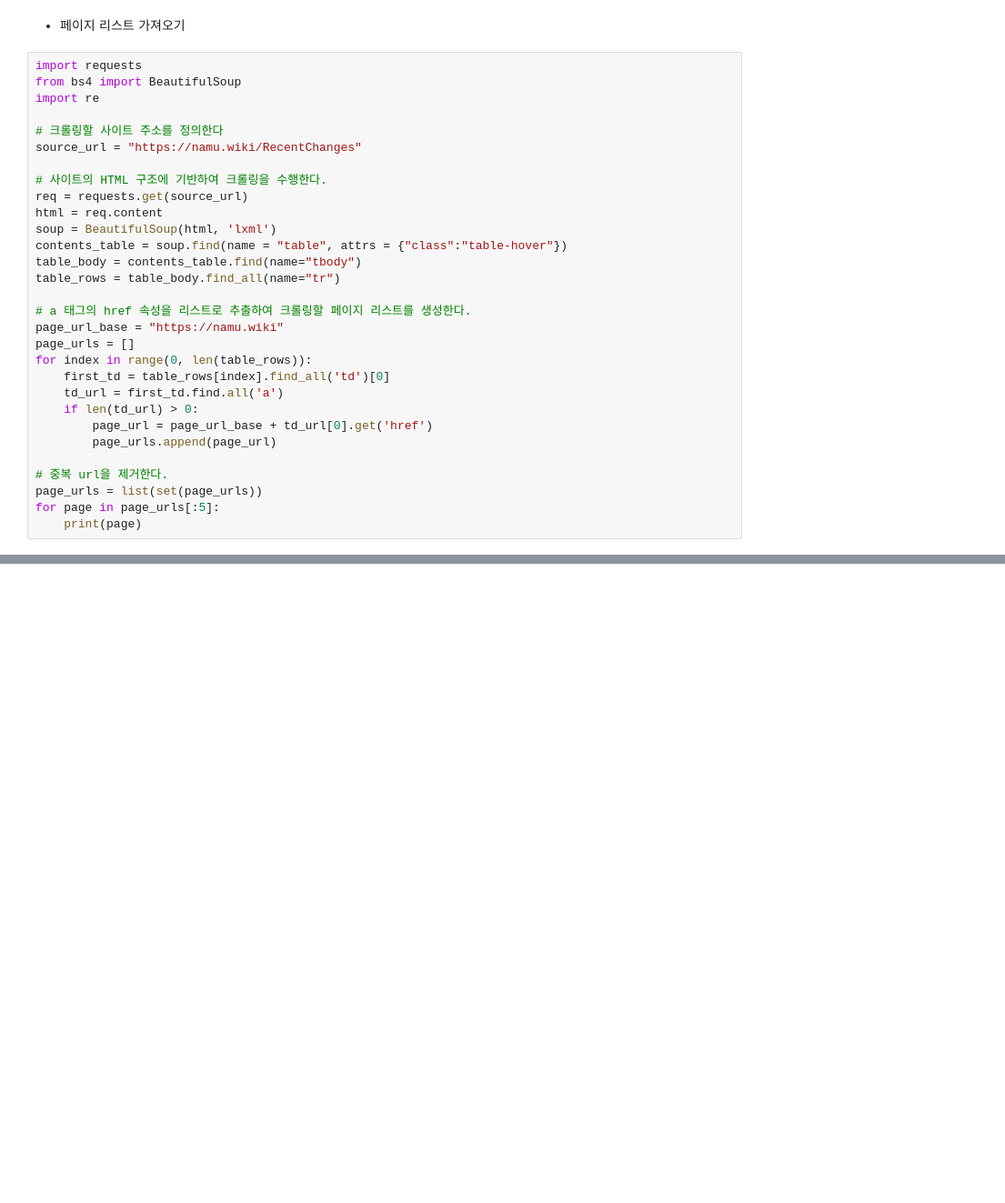
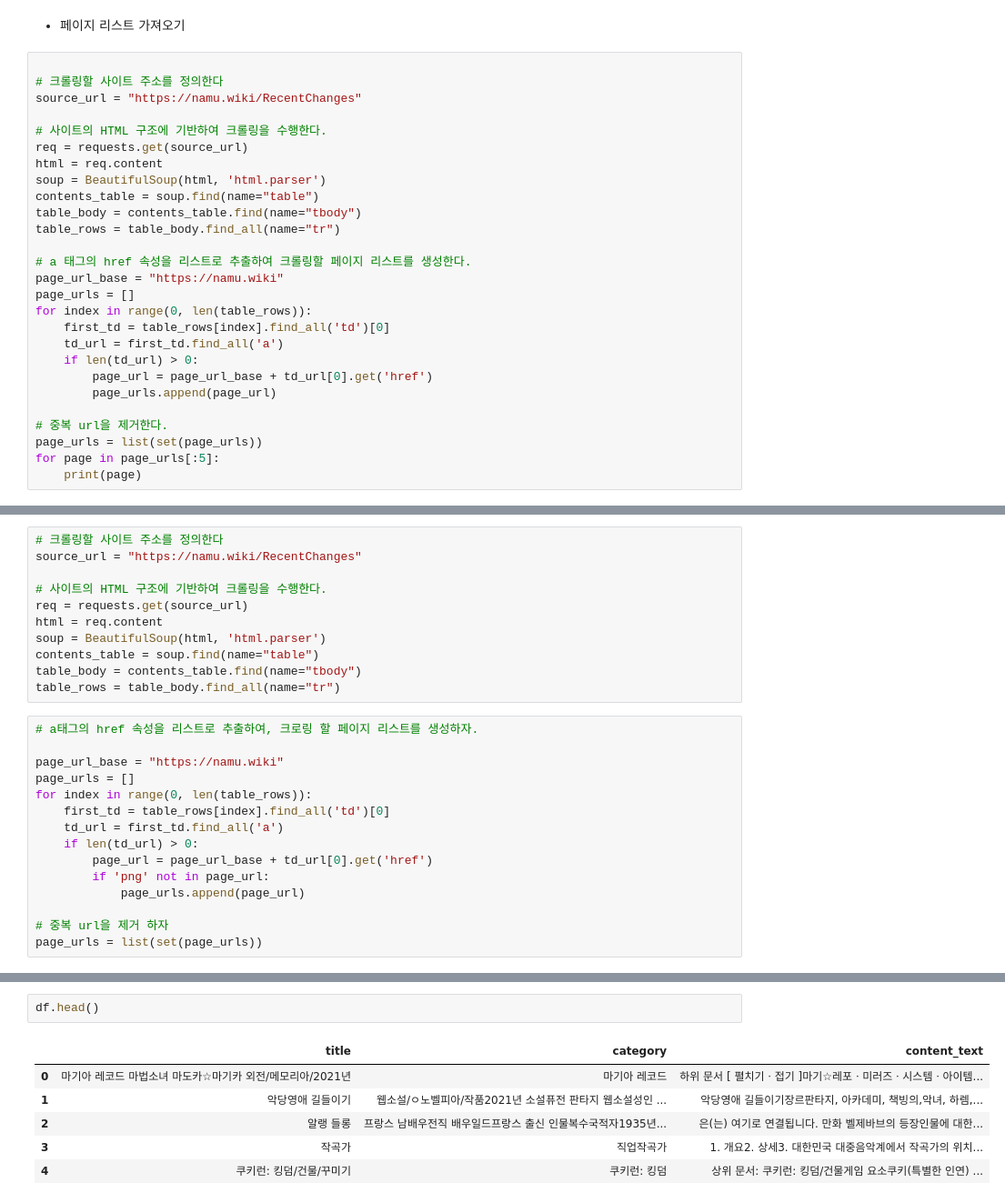
Before and after one commit to goldang01/python_data_analysis_study, a Jupyter notebook: Chapter 2.1.ipynb, the cells around one changed output, grey strips where cells are left out. Shown at 91% size. Saved outputs shown, nothing was run; the diff lists cells and outputs as text; blank space fills up the shorter version.

```diff
--- a/Chapter 2.1.ipynb
+++ b/Chapter 2.1.ipynb
@@ -57,9 +46,6 @@ warnings.filterwarnings("ignore")
 # %% [markdown]
 - 페이지 리스트 가져오기
 # %%
-import requests
-from bs4 import BeautifulSoup
-import re
 
 # 크롤링할 사이트 주소를 정의한다
 source_url = "https://namu.wiki/RecentChanges"
@@ -67,8 +53,8 @@ source_url = "https://namu.wiki/RecentChanges"
 # 사이트의 HTML 구조에 기반하여 크롤링을 수행한다.
 req = requests.get(source_url)
 html = req.content
-soup = BeautifulSoup(html, 'lxml')
-contents_table = soup.find(name = "table", attrs = {"class":"table-hover"})
+soup = BeautifulSoup(html, 'html.parser')
+contents_table = soup.find(name="table")
 table_body = contents_table.find(name="tbody")
 table_rows = table_body.find_all(name="tr")
 
@@ -77,7 +63,7 @@ page_url_base = "https://namu.wiki"
 page_urls = []
 for index in range(0, len(table_rows)):
     first_td = table_rows[index].find_all('td')[0]
-    td_url = first_td.find.all('a')
+    td_url = first_td.find_all('a')
     if len(td_url) > 0:
         page_url = page_url_base + td_url[0].get('href')
         page_urls.append(page_url)
@@ -107,0 +140,26 @@ AttributeError: 'NoneType' object has no attribute 'find'
+# %%
+# 크롤링할 사이트 주소를 정의한다
+source_url = "https://namu.wiki/RecentChanges"
+
+# 사이트의 HTML 구조에 기반하여 크롤링을 수행한다.
+req = requests.get(source_url)
+html = req.content
+soup = BeautifulSoup(html, 'html.parser')
+contents_table = soup.find(name="table")
+table_body = contents_table.find(name="tbody")
+table_rows = table_body.find_all(name="tr")
+# %%
+# a태그의 href 속성을 리스트로 추출하여, 크로링 할 페이지 리스트를 생성하자.
+
+page_url_base = "https://namu.wiki"
+page_urls = []
+for index in range(0, len(table_rows)):
+    first_td = table_rows[index].find_all('td')[0]
+    td_url = first_td.find_all('a')
+    if len(td_url) > 0:
+        page_url = page_url_base + td_url[0].get('href')
+        if 'png' not in page_url:
+            page_urls.append(page_url)
+
+# 중복 url을 제거 하자
+page_urls = list(set(page_urls))
@@ -107,0 +219,9 @@ AttributeError: 'NoneType' object has no attribute 'find'
+# %%
+df.head()
+# %% [output]
+|  | title | category | content_text |
+| 0 | 마기아 레코드 마법소녀 마도카☆마기카 외전/메모리아/2021년 | 마기아 레코드 | 하위 문서 [ 펼치기ㆍ접기 ]마기☆레포ㆍ미러즈ㆍ시스템ㆍ아이템... |
+| 1 | 악당영애 길들이기 | 웹소설/ㅇ노벨피아/작품2021년 소설퓨전 판타지 웹소설성인 ... | 악당영애 길들이기장르판타지, 아카데미, 책빙의,악녀, 하렘,... |
+| 2 | 알랭 들롱 | 프랑스 남배우전직 배우일드프랑스 출신 인물복수국적자1935년... | 은(는) 여기로 연결됩니다. 만화 벨제바브의 등장인물에 대한... |
+| 3 | 작곡가 | 직업작곡가 | 1. 개요2. 상세3. 대한민국 대중음악계에서 작곡가의 위치... |
+| 4 | 쿠키런: 킹덤/건물/꾸미기 | 쿠키런: 킹덤 | 상위 문서: 쿠키런: 킹덤/건물게임 요소쿠키(특별한 인연) ... |
```
Also changed, not shown: parts of 26 cells of this notebook, 1 other file.
